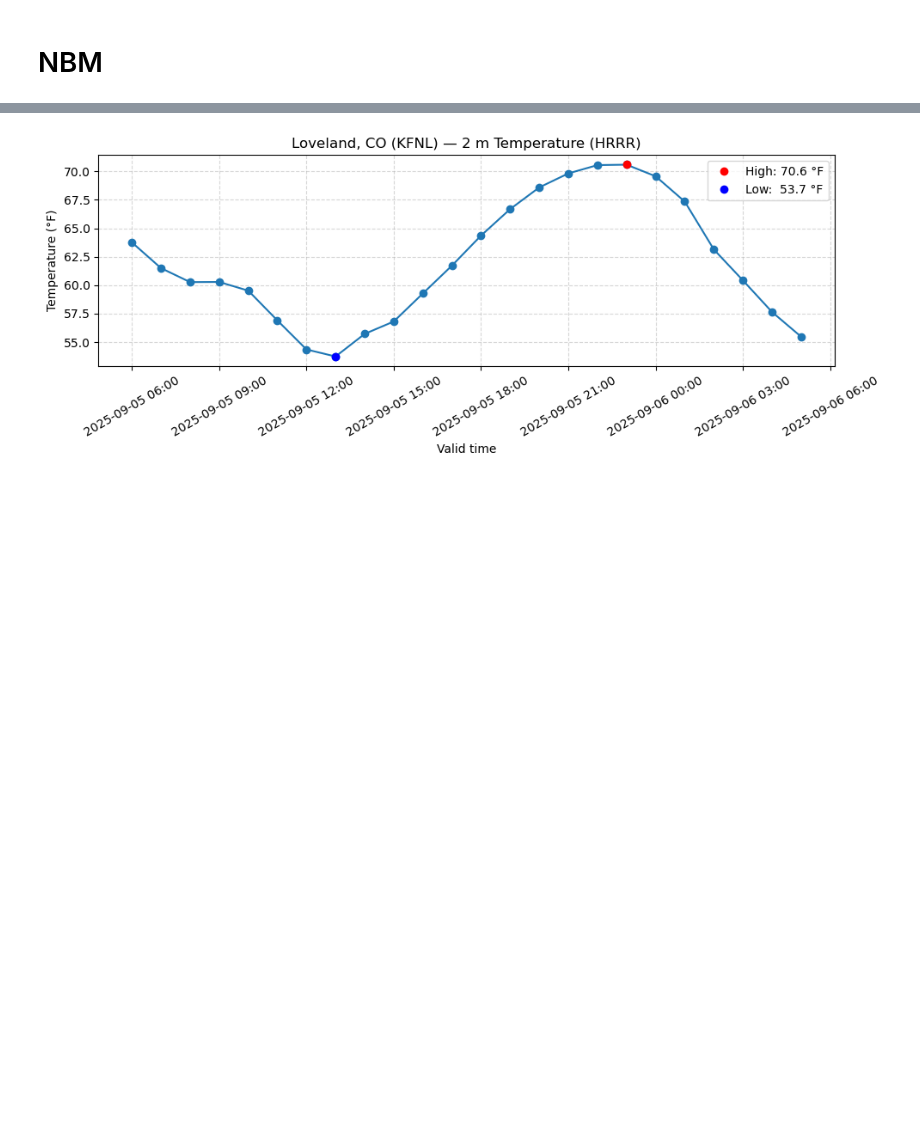
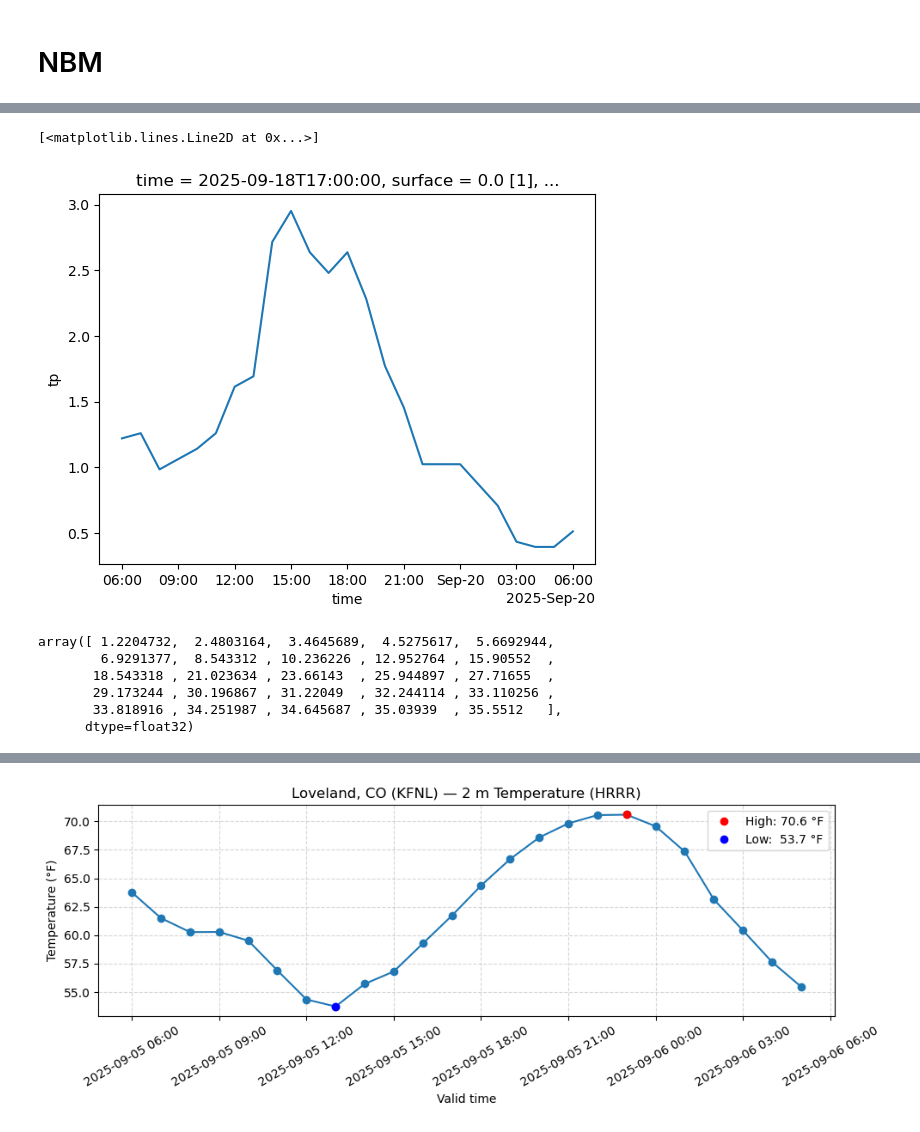
Before and after one commit to jameslarsonclimate/website, a Jupyter notebook: weather-forecasts/getForecast_wxChallenge-pushGitHub-experimental.ipynb, the cells around one changed output, grey strips where cells are left out. Saved outputs shown, nothing was run; the diff lists cells and outputs as text; code cells hidden in the pictures; blank space fills up the shorter version.

```diff
--- a/weather-forecasts/getForecast_wxChallenge-pushGitHub-experimental.ipynb
+++ b/weather-forecasts/getForecast_wxChallenge-pushGitHub-experimental.ipynb
@@ -92,0 +341,13 @@ Coordinates:
+# %%
+import glob, re
+
+files = glob.glob('/Users/jglarson/data/nbm/20250918/subset*blend.t*z.core.f*.co.grib2')
+
+def _fnum(path):
+    m = re.search(r'\.f(\d+)\.co\.grib2$', path)
+    return int(m.group(1)) if m else float('inf')
+
+files_sorted = sorted(files, key=_fnum)               # ascending by numeric forecast hour
+file_fxx = [_fnum(p) for p in files_sorted]          # list of extracted fxx integers
+
+files_sorted, file_fxx
@@ -92,0 +441,15 @@ Coordinates:
+# %%
+tp_nbm = xr.open_mfdataset(files_sorted, combine='nested', concat_dim='valid_time', engine='cfgrib', parallel=True)
+(selPoint(tp_nbm.tp, points.latitude[0], points.longitude[0])*0.0393701).plot()
+# %% [output]
+[<matplotlib.lines.Line2D at 0x...>]
+[figure, added]
+# %%
+selPoint(tp_nbm.tp, points.latitude[0], points.longitude[0]).cumsum().values*0.0393701
+# %% [output]
+array([ 1.2204732,  2.4803164,  3.4645689,  4.5275617,  5.6692944,
+        6.9291377,  8.543312 , 10.236226 , 12.952764 , 15.90552  ,
+       18.543318 , 21.023634 , 23.66143  , 25.944897 , 27.71655  ,
+       29.173244 , 30.196867 , 31.22049  , 32.244114 , 33.110256 ,
+       33.818916 , 34.251987 , 34.645687 , 35.03939  , 35.5512   ],
+      dtype=float32)
```
Also changed, not shown: parts of 19 cells of this notebook, 8 other files.
